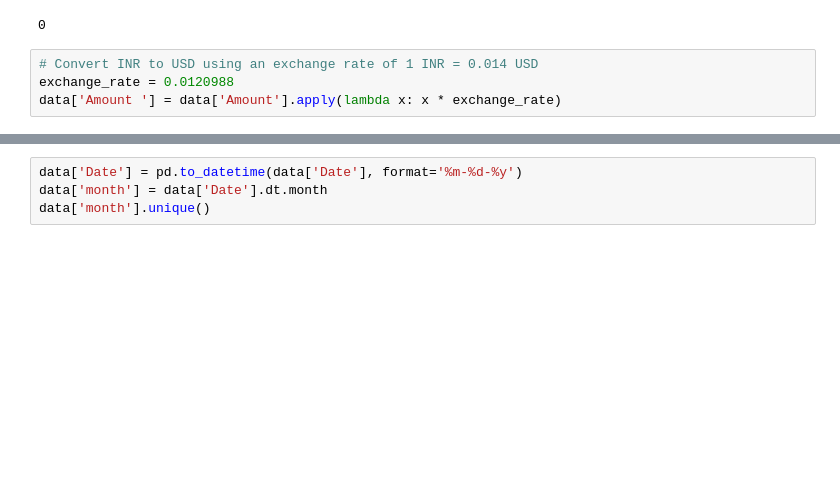
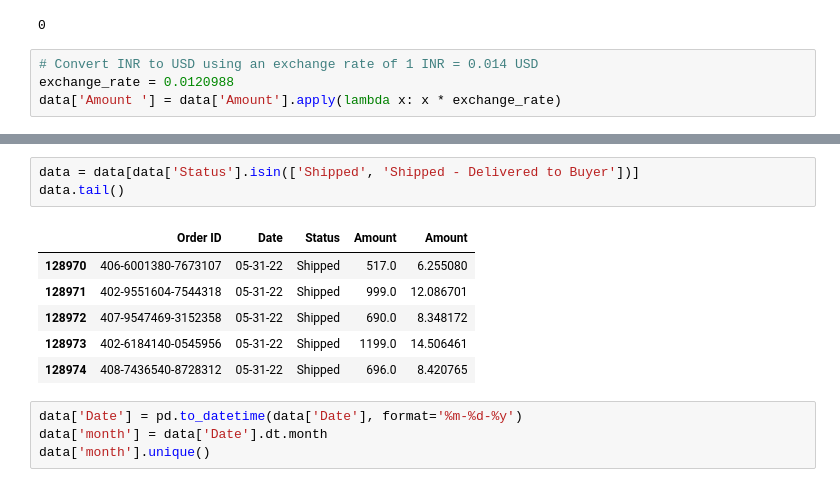
Before and after one commit to alfreddcm/dataanal, a Jupyter notebook: amazon-e-commerce-sales-dataset.ipynb, the cells around one changed output, grey strips where cells are left out. Cells and saved outputs as stored; diff of their text form; blank space fills up the shorter version.

```diff
--- a/amazon-e-commerce-sales-dataset.ipynb
+++ b/amazon-e-commerce-sales-dataset.ipynb
@@ -188,3 +161,13 @@ data.head()
+# %%
+data = data[data['Status'].isin(['Shipped', 'Shipped - Delivered to Buyer'])]
+data.tail()
+# %% [output]
+|  | Order ID | Date | Status | Amount | Amount |
+| 128970 | 406-6001380-7673107 | 05-31-22 | Shipped | 517.0 | 6.255080 |
+| 128971 | 402-9551604-7544318 | 05-31-22 | Shipped | 999.0 | 12.086701 |
+| 128972 | 407-9547469-3152358 | 05-31-22 | Shipped | 690.0 | 8.348172 |
+| 128973 | 402-6184140-0545956 | 05-31-22 | Shipped | 1199.0 | 14.506461 |
+| 128974 | 408-7436540-8728312 | 05-31-22 | Shipped | 696.0 | 8.420765 |
 # %%
 data['Date'] = pd.to_datetime(data['Date'], format='%m-%d-%y')
 data['month'] = data['Date'].dt.month
```
Also changed, not shown: parts of 23 cells of this notebook.
